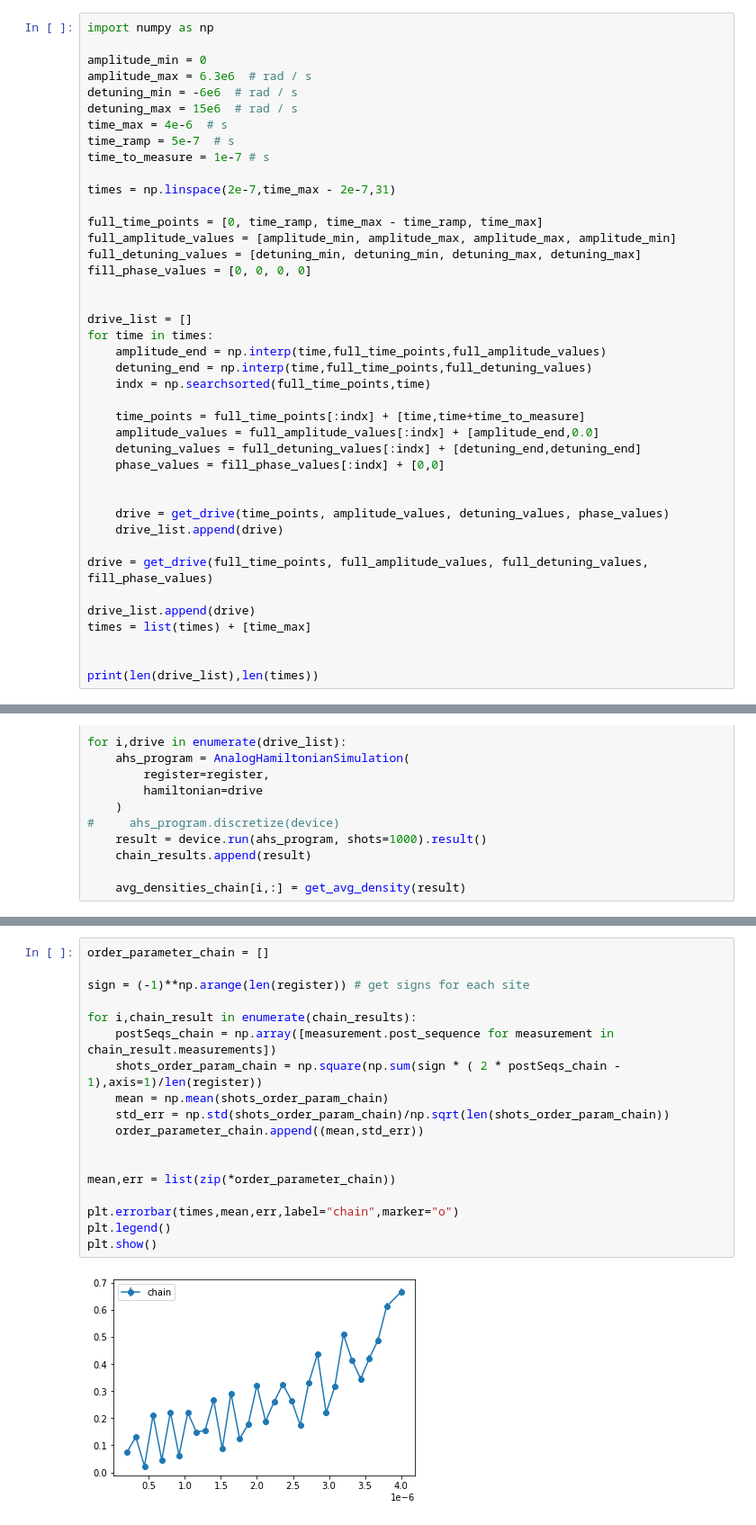
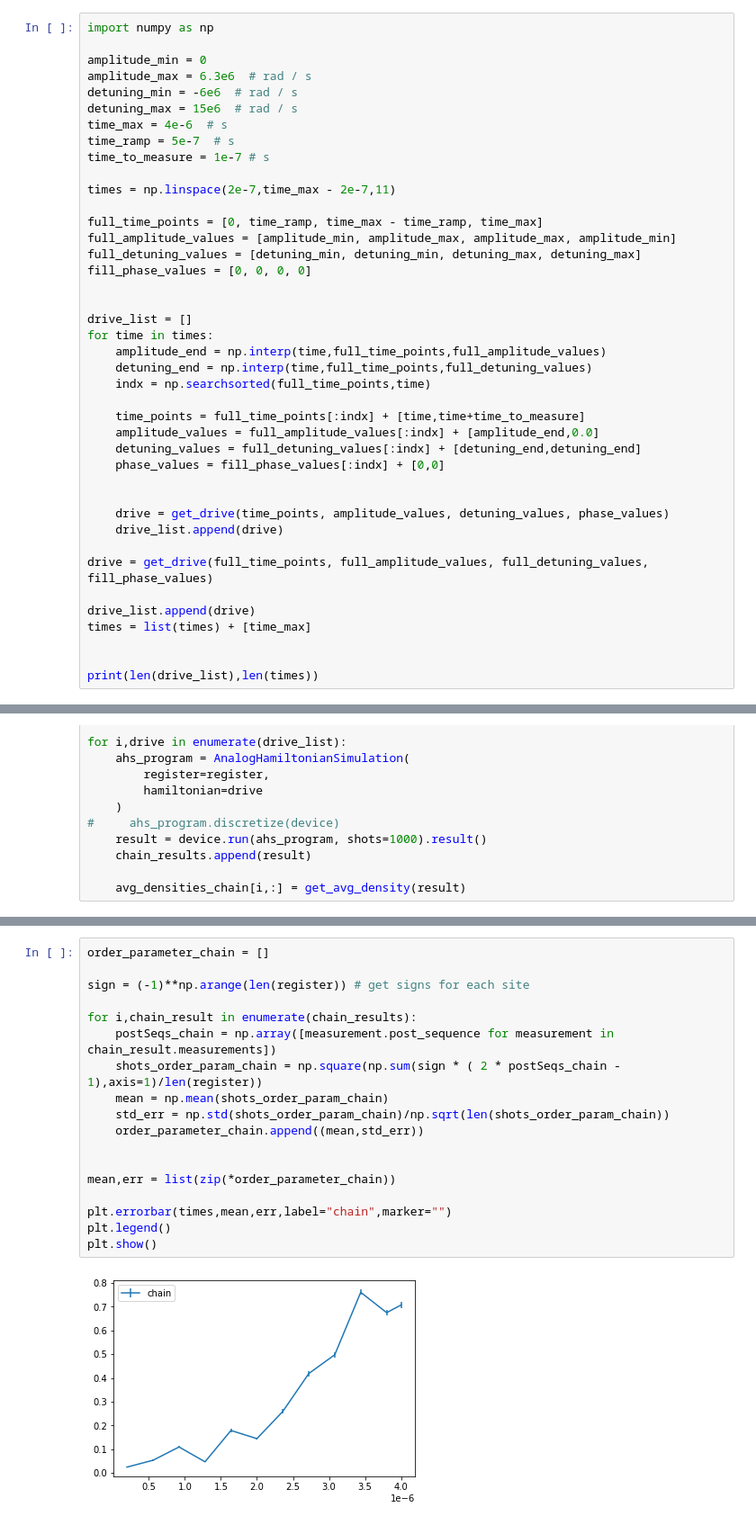
Before and after one commit to weinbe58/amazon-braket-examples, a Jupyter notebook: examples/analog_hamiltonian_simulation/adiabatic_time_dynamics.ipynb, the cells around one changed output, grey strips where cells are left out. Shown at 90% size. Drawn from its saved outputs; the diff is of its cells as text.

```diff
--- a/examples/analog_hamiltonian_simulation/adiabatic_time_dynamics.ipynb
+++ b/examples/analog_hamiltonian_simulation/adiabatic_time_dynamics.ipynb
@@ -20,7 +20,7 @@ time_max = 4e-6  # s
 time_ramp = 5e-7  # s
 time_to_measure = 1e-7 # s
 
-times = np.linspace(2e-7,time_max - 2e-7,31)
+times = np.linspace(2e-7,time_max - 2e-7,11)
 
 full_time_points = [0, time_ramp, time_max - time_ramp, time_max]
 full_amplitude_values = [amplitude_min, amplitude_max, amplitude_max, amplitude_min]
@@ -102,20 +102,20 @@ plt.show()
 # %%
 order_parameter_chain = []
 
 sign = (-1)**np.arange(len(register)) # get signs for each site
 
 for i,chain_result in enumerate(chain_results):
     postSeqs_chain = np.array([measurement.post_sequence for measurement in chain_result.measurements])
     shots_order_param_chain = np.square(np.sum(sign * ( 2 * postSeqs_chain - 1),axis=1)/len(register))
     mean = np.mean(shots_order_param_chain)
     std_err = np.std(shots_order_param_chain)/np.sqrt(len(shots_order_param_chain))
     order_parameter_chain.append((mean,std_err))
 
 
 mean,err = list(zip(*order_parameter_chain))
 
-plt.errorbar(times,mean,err,label="chain",marker="o")
+plt.errorbar(times,mean,err,label="chain",marker="")
 plt.legend()
 plt.show()
 # %% [output]
-[figure, old version]
+[figure, new version]
```
Also changed, not shown: parts of 3 cells of this notebook, 1 other file.
